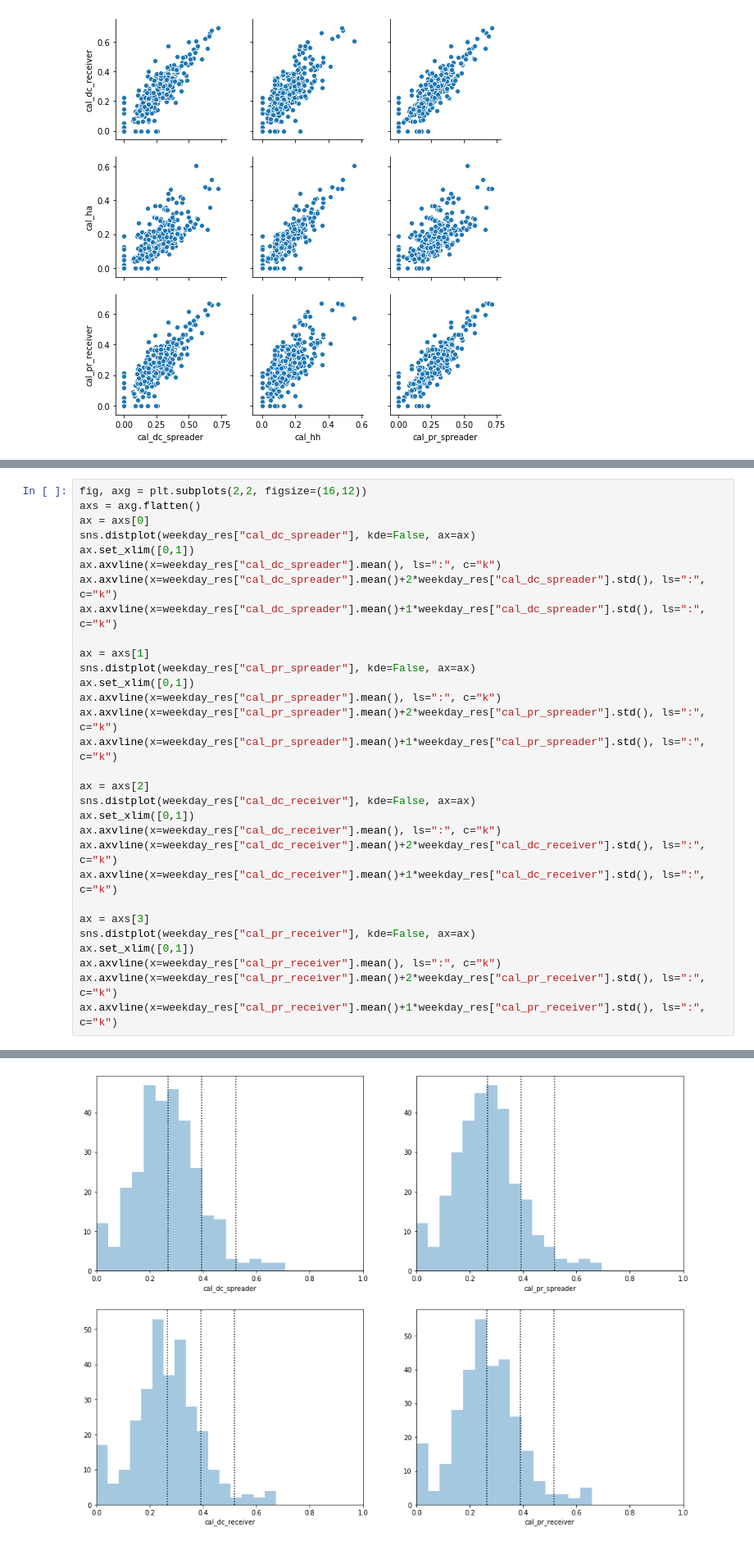
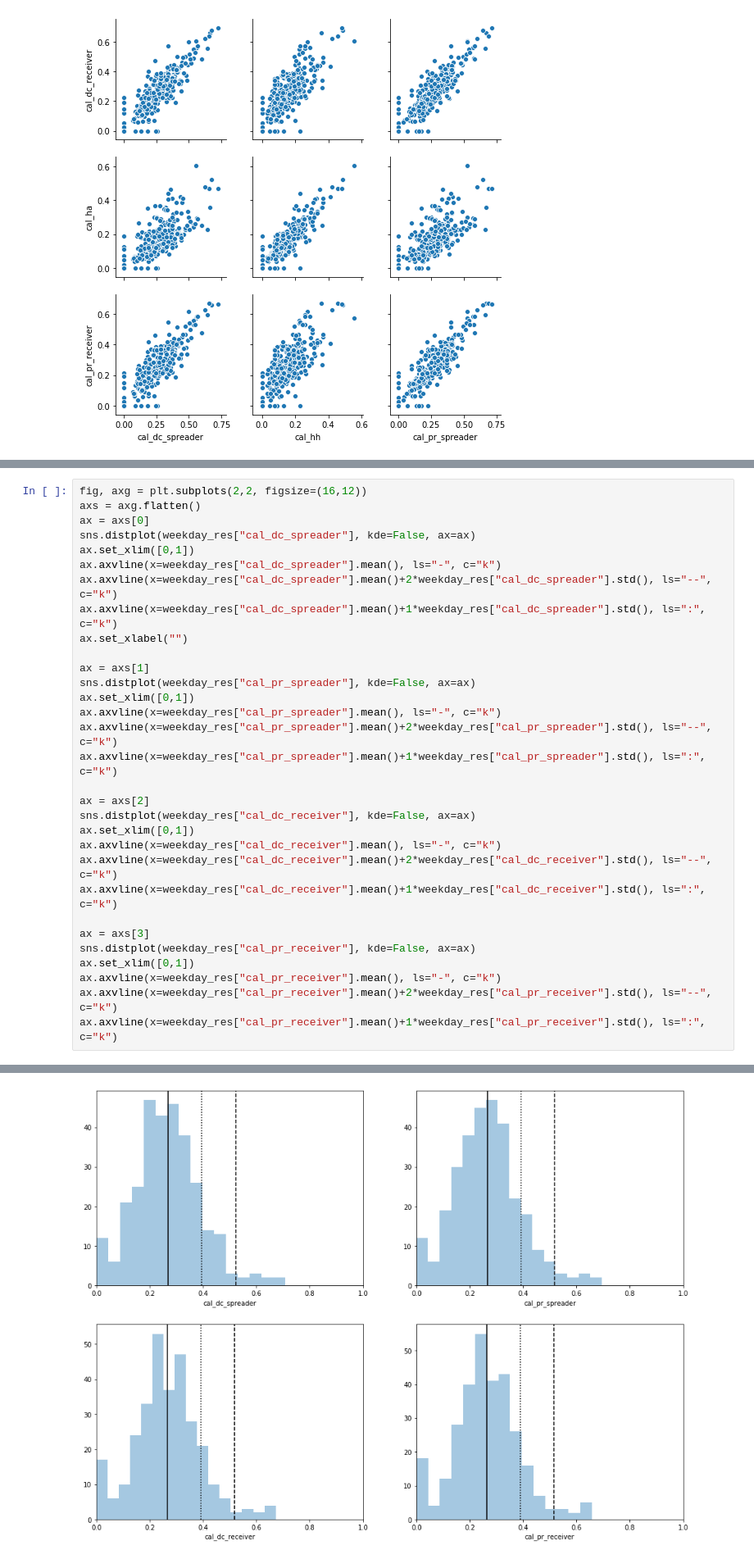
Before and after one commit to wcchin/SG_transit_analysis, a Jupyter notebook: analysis/analyzing_result_pt1.ipynb, the cells around one changed output, grey strips where cells are left out. Shown at 82% size. Drawn from its saved outputs; the diff is of its cells as text.

```diff
--- a/analysis/analyzing_result_pt1.ipynb
+++ b/analysis/analyzing_result_pt1.ipynb
@@ -249,33 +190,34 @@ nodes
 # %%
 fig, axg = plt.subplots(2,2, figsize=(16,12))
 axs = axg.flatten()
 ax = axs[0]
 sns.distplot(weekday_res["cal_dc_spreader"], kde=False, ax=ax)
 ax.set_xlim([0,1])
-ax.axvline(x=weekday_res["cal_dc_spreader"].mean(), ls=":", c="k")
-ax.axvline(x=weekday_res["cal_dc_spreader"].mean()+2*weekday_res["cal_dc_spreader"].std(), ls=":", c="k")
+ax.axvline(x=weekday_res["cal_dc_spreader"].mean(), ls="-", c="k")
+ax.axvline(x=weekday_res["cal_dc_spreader"].mean()+2*weekday_res["cal_dc_spreader"].std(), ls="--", c="k")
 ax.axvline(x=weekday_res["cal_dc_spreader"].mean()+1*weekday_res["cal_dc_spreader"].std(), ls=":", c="k")
+ax.set_xlabel("")
 
 ax = axs[1]
 sns.distplot(weekday_res["cal_pr_spreader"], kde=False, ax=ax)
 ax.set_xlim([0,1])
-ax.axvline(x=weekday_res["cal_pr_spreader"].mean(), ls=":", c="k")
-ax.axvline(x=weekday_res["cal_pr_spreader"].mean()+2*weekday_res["cal_pr_spreader"].std(), ls=":", c="k")
+ax.axvline(x=weekday_res["cal_pr_spreader"].mean(), ls="-", c="k")
+ax.axvline(x=weekday_res["cal_pr_spreader"].mean()+2*weekday_res["cal_pr_spreader"].std(), ls="--", c="k")
 ax.axvline(x=weekday_res["cal_pr_spreader"].mean()+1*weekday_res["cal_pr_spreader"].std(), ls=":", c="k")
 
 ax = axs[2]
 sns.distplot(weekday_res["cal_dc_receiver"], kde=False, ax=ax)
 ax.set_xlim([0,1])
-ax.axvline(x=weekday_res["cal_dc_receiver"].mean(), ls=":", c="k")
-ax.axvline(x=weekday_res["cal_dc_receiver"].mean()+2*weekday_res["cal_dc_receiver"].std(), ls=":", c="k")
+ax.axvline(x=weekday_res["cal_dc_receiver"].mean(), ls="-", c="k")
+ax.axvline(x=weekday_res["cal_dc_receiver"].mean()+2*weekday_res["cal_dc_receiver"].std(), ls="--", c="k")
 ax.axvline(x=weekday_res["cal_dc_receiver"].mean()+1*weekday_res["cal_dc_receiver"].std(), ls=":", c="k")
 
 ax = axs[3]
 sns.distplot(weekday_res["cal_pr_receiver"], kde=False, ax=ax)
 ax.set_xlim([0,1])
-ax.axvline(x=weekday_res["cal_pr_receiver"].mean(), ls=":", c="k")
-ax.axvline(x=weekday_res["cal_pr_receiver"].mean()+2*weekday_res["cal_pr_receiver"].std(), ls=":", c="k")
+ax.axvline(x=weekday_res["cal_pr_receiver"].mean(), ls="-", c="k")
+ax.axvline(x=weekday_res["cal_pr_receiver"].mean()+2*weekday_res["cal_pr_receiver"].std(), ls="--", c="k")
 ax.axvline(x=weekday_res["cal_pr_receiver"].mean()+1*weekday_res["cal_pr_receiver"].std(), ls=":", c="k")
 # %% [output]
 <matplotlib.lines.Line2D at 0x...>
-[figure, old version]
+[figure, new version]
```
Also changed, not shown: parts of 23 cells of this notebook, 27 other files.
